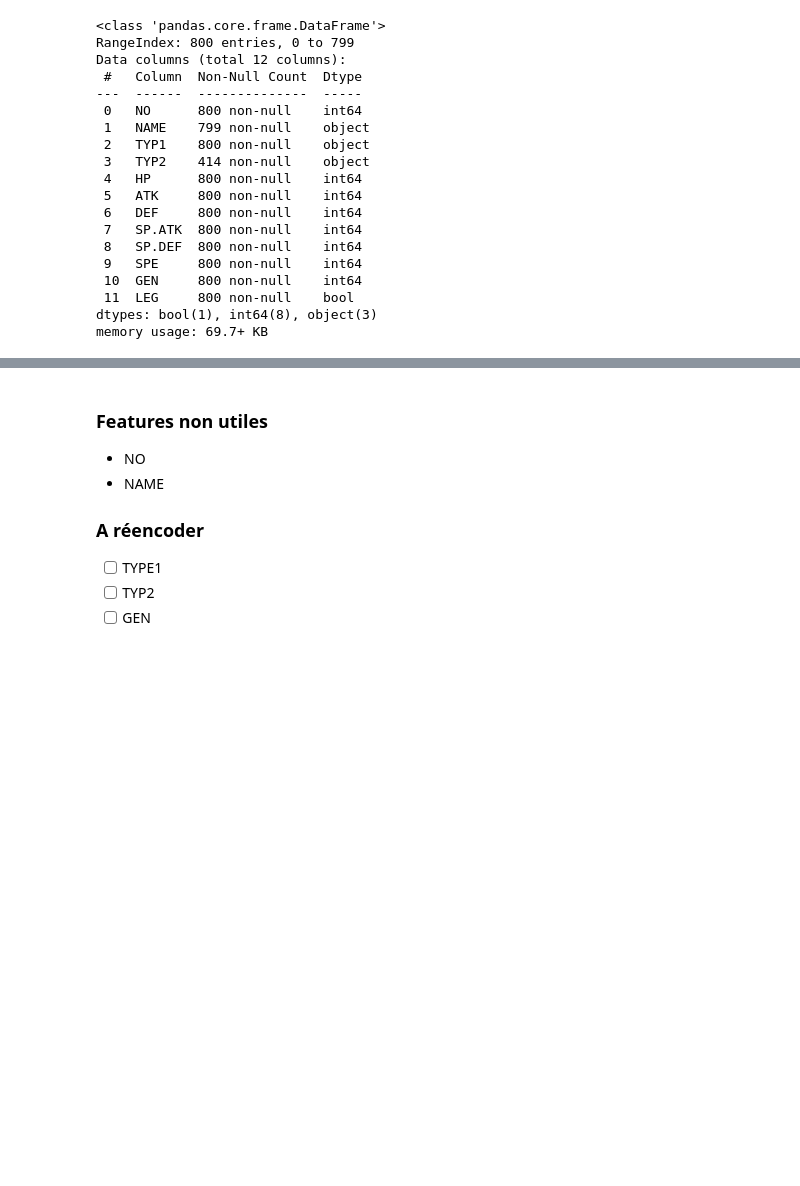
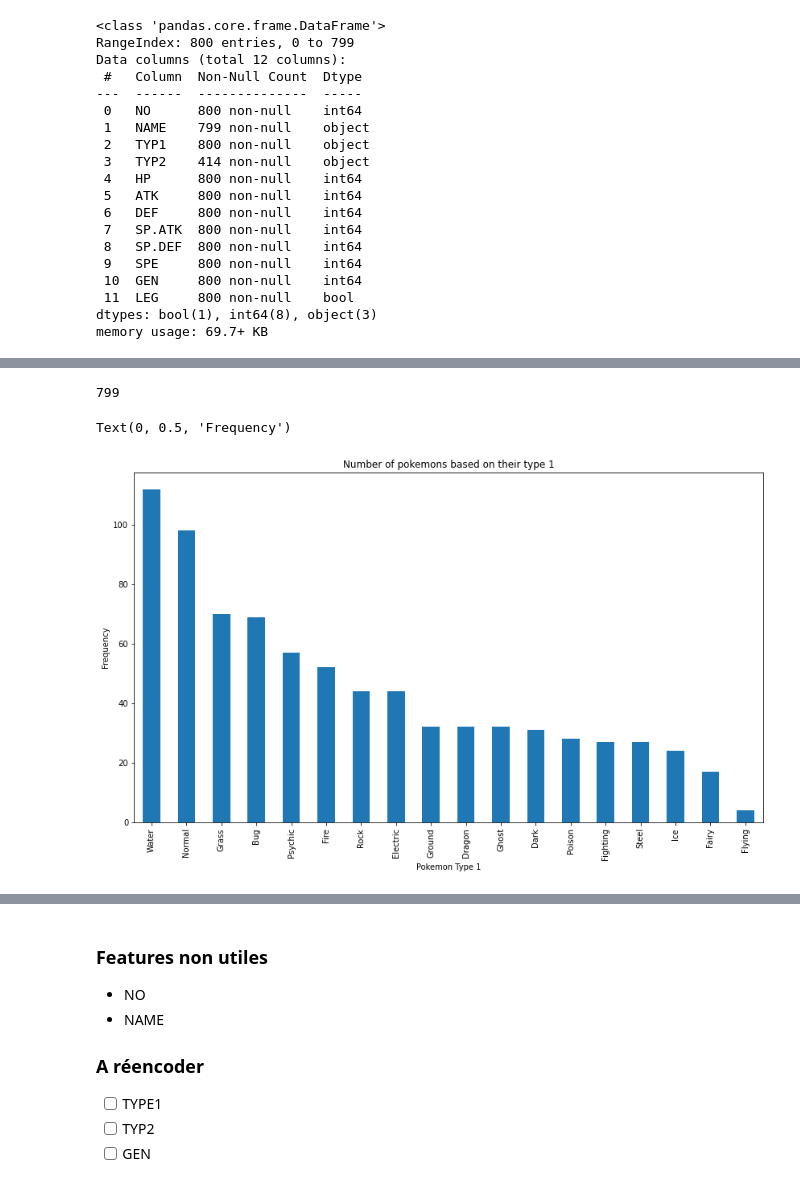
Before and after one commit to ThomasLEBRET/IAS-combatPokemon, a Jupyter notebook: BOUSSOUARFeriel_CORVESTAlex_LEBRETThoams_MANSOURIMarc/projetFinal.ipynb, the cells around one changed output, grey strips where cells are left out. Cells and saved outputs as stored; diff of their text form; code cells hidden in the pictures; blank space fills up the shorter version.

```diff
--- a/BOUSSOUARFeriel_CORVESTAlex_LEBRETThoams_MANSOURIMarc/projetFinal.ipynb
+++ b/BOUSSOUARFeriel_CORVESTAlex_LEBRETThoams_MANSOURIMarc/projetFinal.ipynb
@@ -114,0 +138,14 @@ KeyError: 'Type 1'
+# %%
+len(dataset['NAME'].unique())
+# %% [output]
+799
+# %%
+# Plot the number of pokemon present in each category of "type 1"
+ax = dataset['TYP1'].value_counts().plot(kind='bar',
+                                    figsize=(14,8),
+                                    title="Number of pokemons based on their type 1")
+ax.set_xlabel("Pokemon Type 1")
+ax.set_ylabel("Frequency")
+# %% [output]
+Text(0, 0.5, 'Frequency')
+[figure, added]
```
Also changed, not shown: parts of 18 cells of this notebook.
